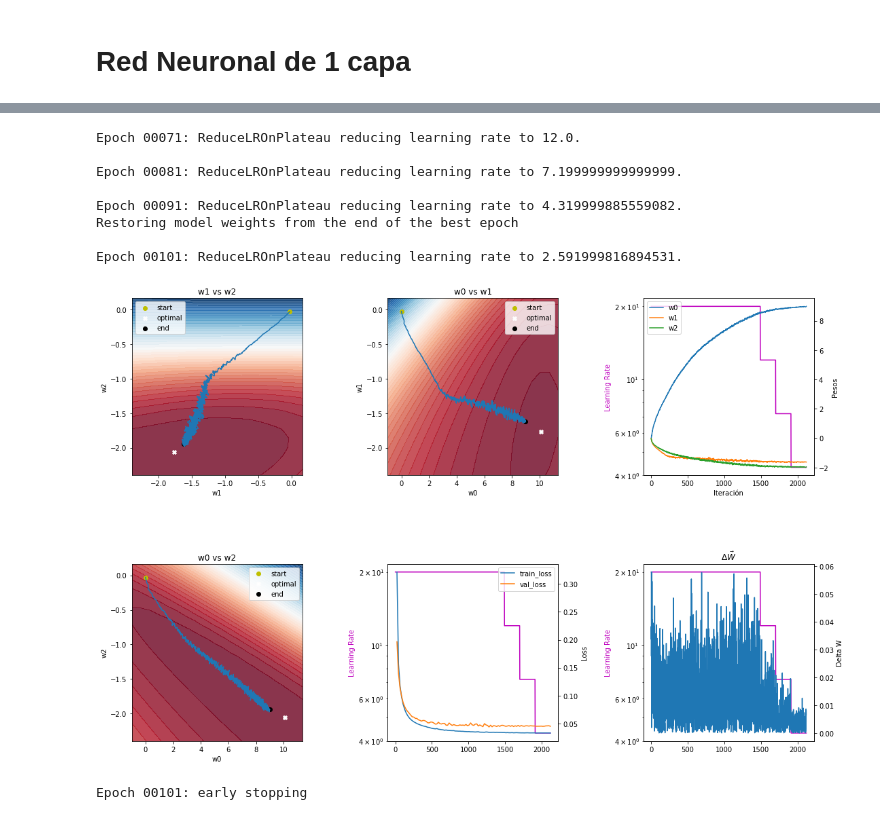
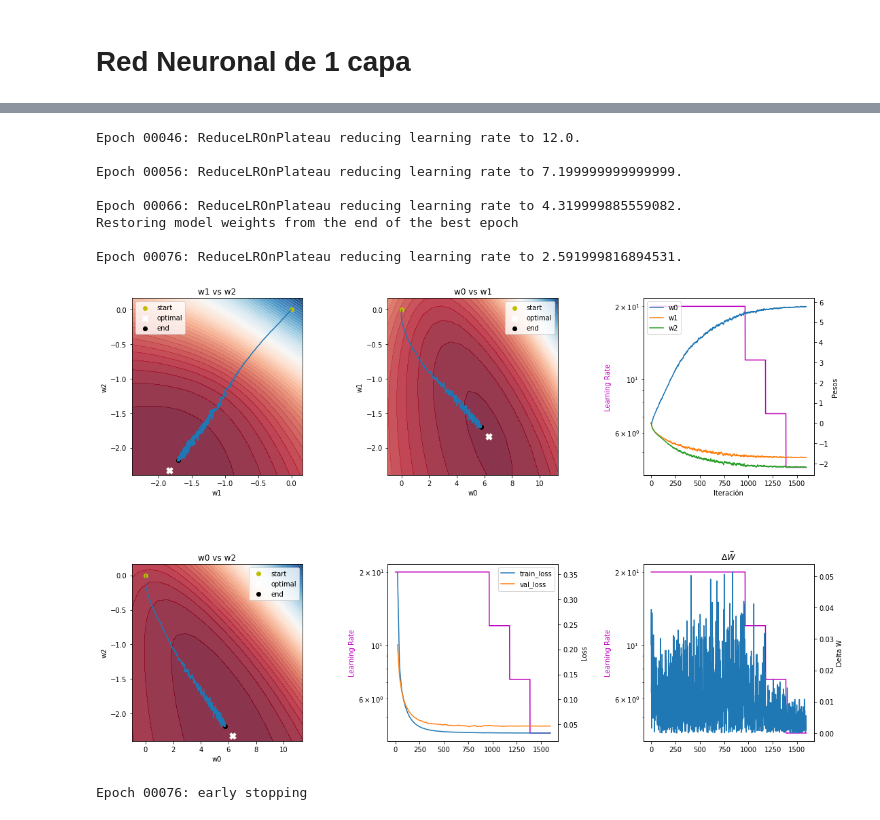
Before and after one commit to deeplearning-itba/optimizadores, a Jupyter notebook: 03 - RMSProp y Adadelta.ipynb, the cells around one changed output, grey strips where cells are left out. Saved outputs shown, nothing was run; the diff lists cells and outputs as text; code cells hidden in the pictures.

```diff
--- a/03 - RMSProp y Adadelta.ipynb
+++ b/03 - RMSProp y Adadelta.ipynb
@@ -12,10 +12,11 @@ import keras
 import numpy as np
 from matplotlib import pyplot as plt
 import OPT_helper
+from OPT_helper import make_animation
 from sklearn.model_selection import train_test_split
 np.random.seed(432)
-X=np.vstack([np.random.multivariate_normal([-5,2], [[2,5],[5,1]], 2000),
-             np.random.multivariate_normal([0,8], [[2,-3],[-3,2]], 2000)])
+X=np.vstack([np.random.multivariate_normal([-2.5,-2], [[2,5],[5,1]], 2000),
+             np.random.multivariate_normal([2.5,4], [[2,-3],[-3,2]], 2000)])
 y=np.hstack([np.ones(2000),
              np.zeros(2000)])
 #X=df[['Peso','Altura']].values
@@ -174,39 +184,39 @@ model.compile(loss = 'binary_crossentropy', optimizer=optimizer)
 earlyStopping=EarlyStopping(monitor='val_loss',
                             min_delta=0,
                             patience=40, verbose=1, restore_best_weights=True)
 reduceLR=ReduceLROnPlateau(monitor='val_loss',
                            factor=0.6,
                            patience=10,
                            verbose=1,
                            min_delta=0,
                            cooldown=0, min_lr=0)
 logWeights=OPT_helper.log_weights(get_weights,
                                   set_weights,
                                   surface_filename="./surface.pck",
                                   w1_range=[-2.4,0.3],
                                   w2_range=[-2.4,0.3],
                                   w0_range=[-1,12],
                                   n_points=20,
-                                  w1_opt=-1.767115,
-                                  w2_opt=-2.05875,
-                                  w0_opt=10.087935,
+                                  w1_opt=-1.8372542,
+                                  w2_opt=-2.325091,
+                                  w0_opt=6.3067813,
                                   plotloss_data=(x_train, y_train))
 
 history=model.fit(x_train,
           y_train ,
           epochs=200,
           batch_size=128,
           verbose=0,
           validation_data=(x_test, y_test),
           callbacks=[logWeights, earlyStopping, reduceLR])
 # %% [output]
-Epoch 00071: ReduceLROnPlateau reducing learning rate to 12.0.
+Epoch 00046: ReduceLROnPlateau reducing learning rate to 12.0.
 
-Epoch 00081: ReduceLROnPlateau reducing learning rate to 7.199999999999999.
+Epoch 00056: ReduceLROnPlateau reducing learning rate to 7.199999999999999.
 
-Epoch 00091: ReduceLROnPlateau reducing learning rate to 4.319999885559082.
+Epoch 00066: ReduceLROnPlateau reducing learning rate to 4.319999885559082.
 Restoring model weights from the end of the best epoch
 
-Epoch 00101: ReduceLROnPlateau reducing learning rate to 2.591999816894531.
+Epoch 00076: ReduceLROnPlateau reducing learning rate to 2.591999816894531.
-[figure, old version]
+[figure, new version]
-Epoch 00101: early stopping
+Epoch 00076: early stopping
```
Also changed, not shown: parts of 5 cells of this notebook, 6 other files.
